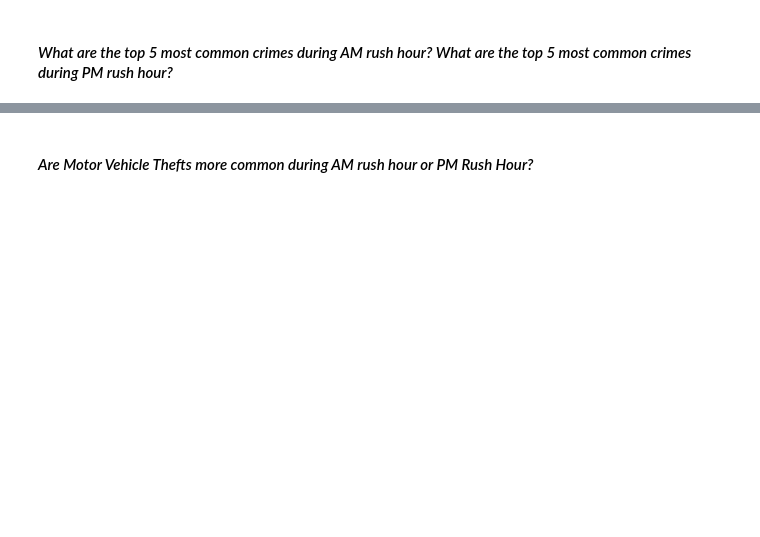
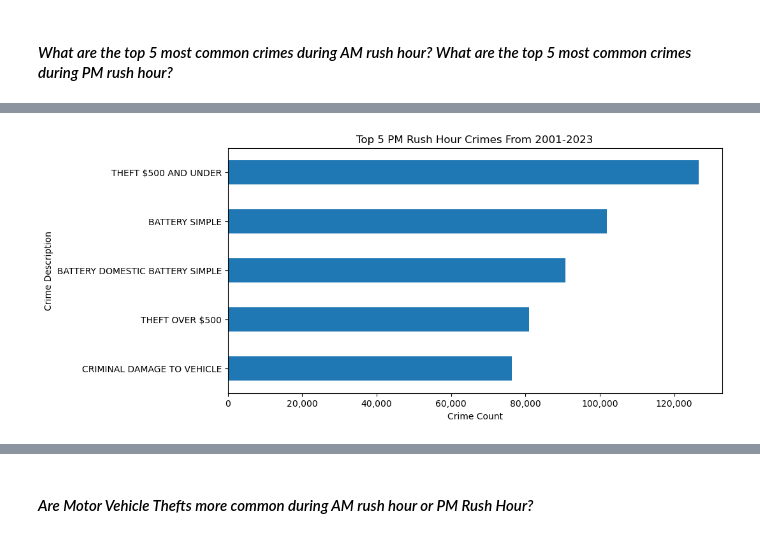
Before and after one commit to john-a-dixon/chicago-crime-time-series, a Jupyter notebook: chicago-crime-time-series.ipynb, the cells around one changed output, grey strips where cells are left out. Cells and saved outputs as stored; diff of their text form; code cells hidden in the pictures; blank space fills up the shorter version.

```diff
--- a/chicago-crime-time-series.ipynb
+++ b/chicago-crime-time-series.ipynb
@@ -200,0 +212,14 @@ ax.xaxis.set_major_formatter(crime_cnt_format)
+# %%
+# Create the plot
+ax = pm_rush_df["Full Crime"].value_counts().sort_values(ascending=True).tail().plot(kind="barh", figsize=(10, 5))
+
+# Format the title and labels
+ax.set_title("Top 5 PM Rush Hour Crimes From 2001-2023")
+ax.set_xlabel("Crime Count")
+ax.set_ylabel("Crime Description")
+
+# Format the x-tick labels
+crime_cnt_format = mticks.StrMethodFormatter("{x:,.0f}")
+ax.xaxis.set_major_formatter(crime_cnt_format);
+# %% [output]
+[figure, added]
```
Also changed, not shown: parts of 10 cells of this notebook.
